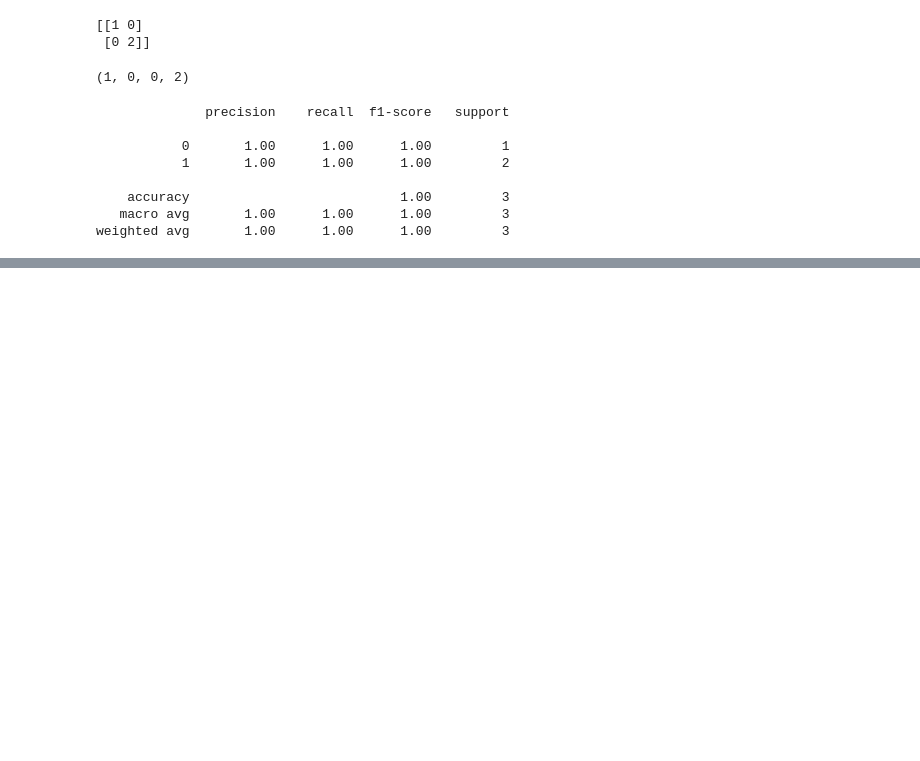
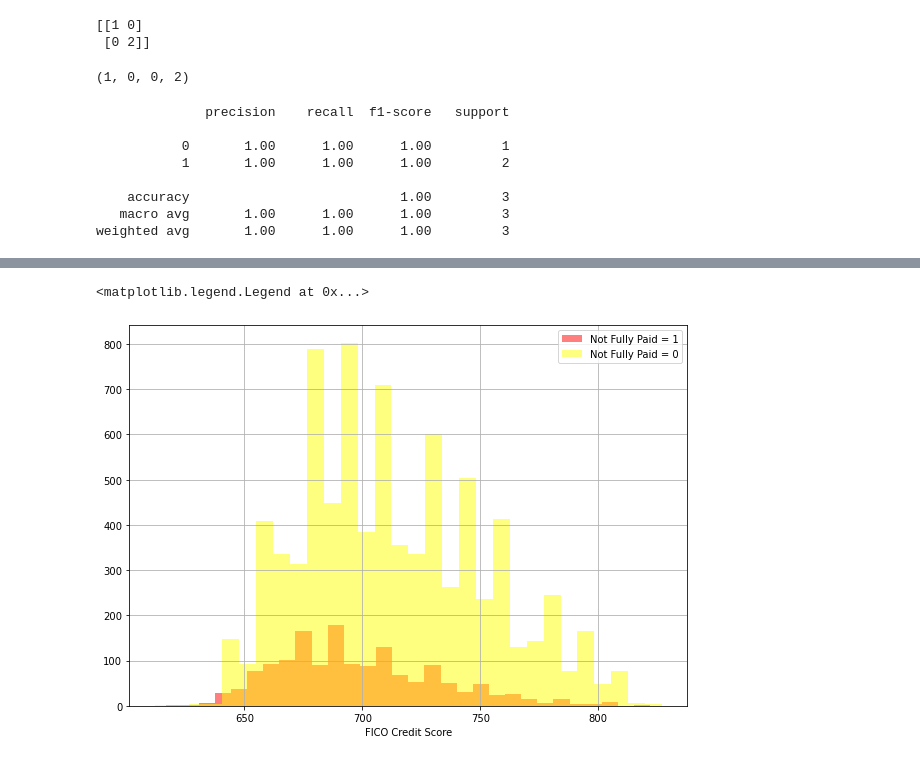
Before and after one commit to 01anuraganand/Machine-Learning, a Jupyter notebook: Classification/Decision tree Introduction and ID3 .ipynb, the cells around one changed output, grey strips where cells are left out. Saved outputs shown, nothing was run; the diff lists cells and outputs as text; code cells hidden in the pictures; blank space fills up the shorter version.

```diff
--- a/Classification/Decision tree Introduction and ID3 .ipynb
+++ b/Classification/Decision tree Introduction and ID3 .ipynb
@@ -233,0 +313,10 @@ weighted avg       1.00      1.00      1.00         3
+# %%
+# checking whether fully paid or not
+plt.figure(figsize = (10, 7))
+borowwer_credit[borowwer_credit['not.fully.paid'] == 1]['fico'].hist(alpha = 0.5, color = 'red', bins = 30, label = 'Not Fully Paid = 1')
+borowwer_credit[borowwer_credit['not.fully.paid'] == 0]['fico'].hist(alpha = 0.5, color = 'yellow', bins = 30, label = 'Not Fully Paid = 0')
+plt.xlabel('FICO Credit Score')
+plt.legend()
+# %% [output]
+<matplotlib.legend.Legend at 0x...>
+[figure, added]
```
Also changed, not shown: parts of 22 cells of this notebook.
